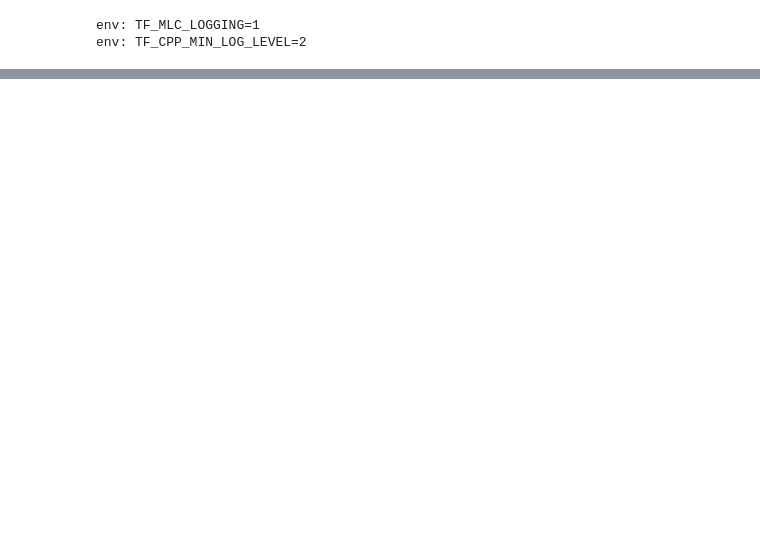
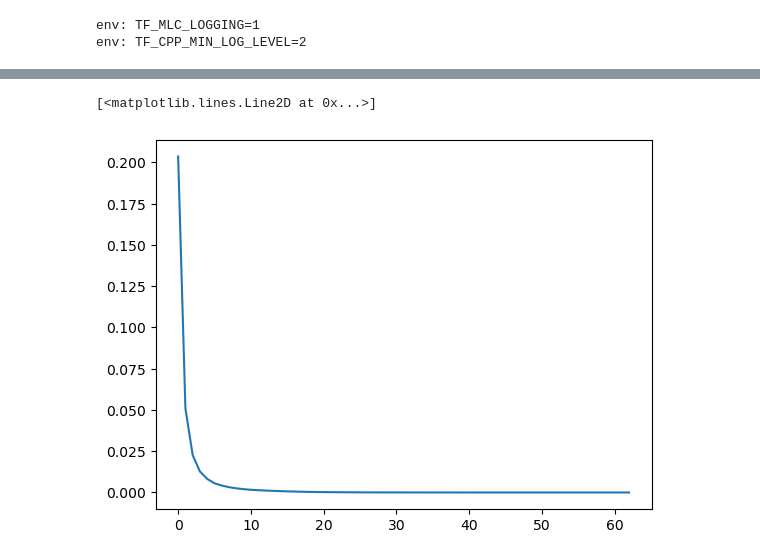
Before and after one commit to hsharsh/chebgreen, a Jupyter notebook: main/greenchebpy.ipynb, the cells around one changed output, grey strips where cells are left out. Saved outputs shown, nothing was run; the diff lists cells and outputs as text; code cells hidden in the pictures; blank space fills up the shorter version.

```diff
--- a/main/greenchebpy.ipynb
+++ b/main/greenchebpy.ipynb
@@ -62,0 +69,6 @@ x, y = np.meshgrid(xx,yy)
+# %%
+plt.figure()
+plt.plot(s)
+# %% [output]
+[<matplotlib.lines.Line2D at 0x...>]
+[figure, added]
```
Also changed, not shown: parts of 11 cells of this notebook, 20 other files.
